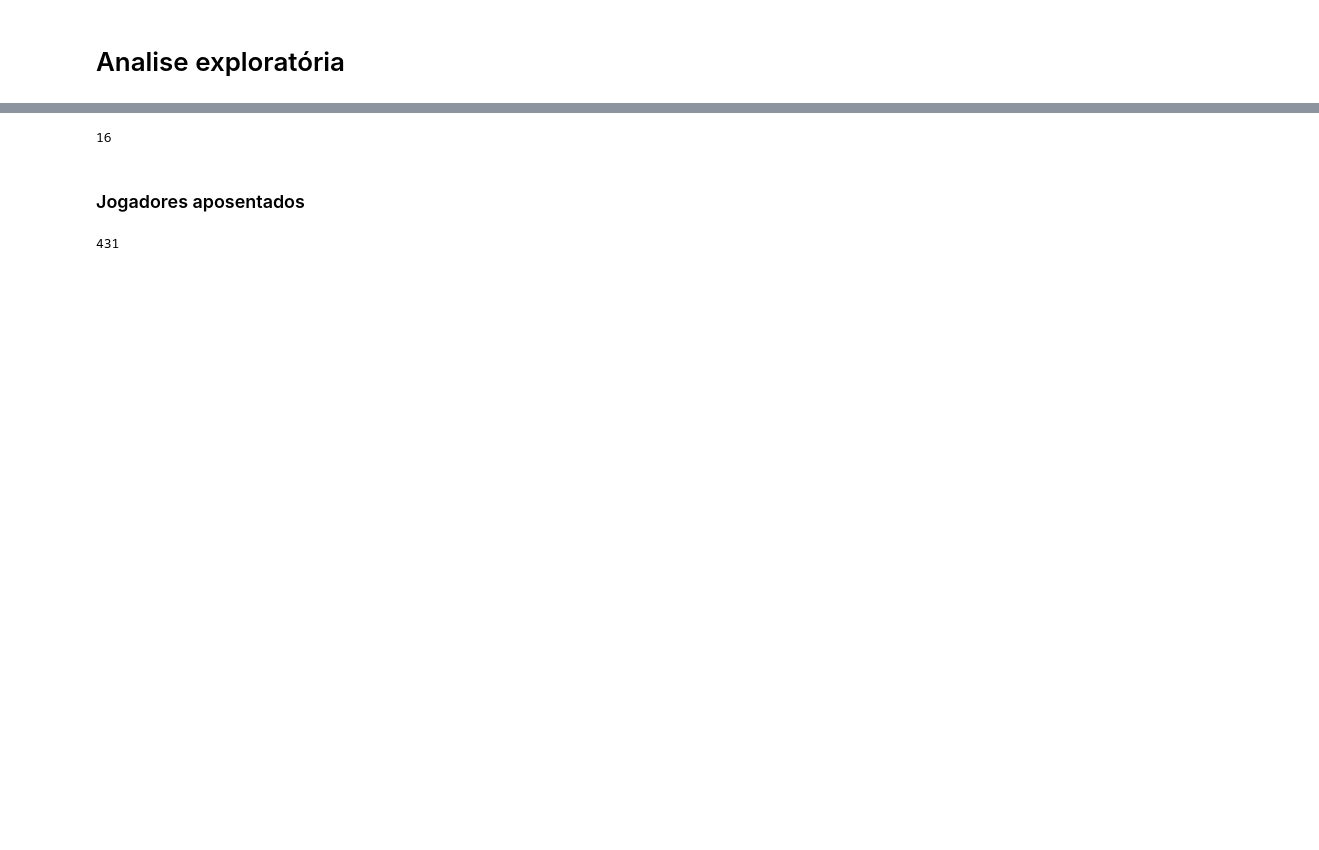
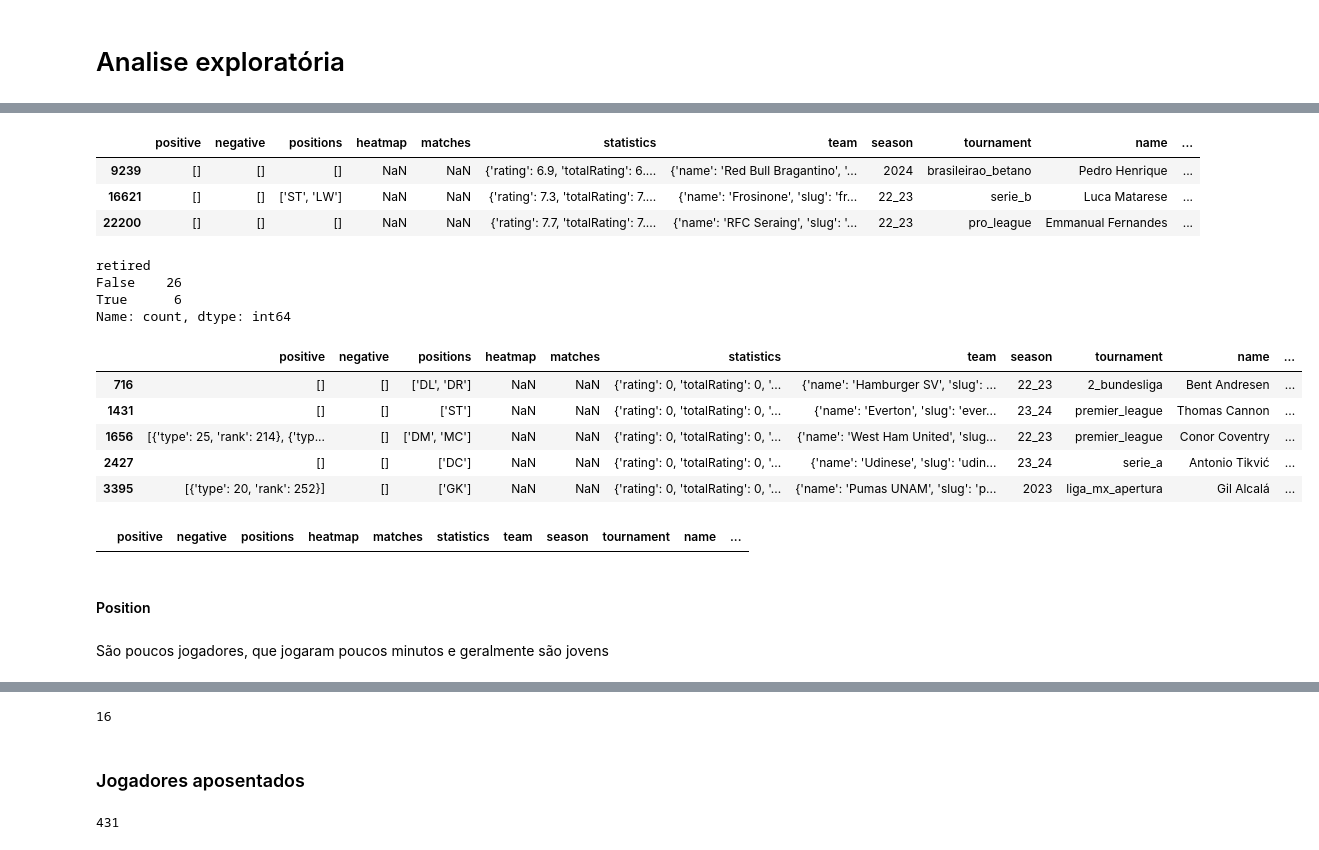
Before and after one commit to Yaak3/TCC2, a Jupyter notebook: Notebooks/analizys.ipynb, the cells around one changed output, grey strips where cells are left out. Drawn from its saved outputs; the diff is of its cells as text; code cells hidden in the pictures; blank space fills up the shorter version.

```diff
--- a/Notebooks/analizys.ipynb
+++ b/Notebooks/analizys.ipynb
@@ -100,0 +193,31 @@ df.head()
+# %%
+df[(df['heatmap'].isnull()) & (df['minutesPlayed'] == 90)]
+# %% [output]
+|  | positive | negative | positions | heatmap | matches | statistics | team | season | tournament | name | ... |
+| 9239 | [] | [] | [] | NaN | NaN | {'rating': 6.9, 'totalRating': 6.... | {'name': 'Red Bull Bragantino', '... | 2024 | brasileirao_betano | Pedro Henrique | ... |
+| 16621 | [] | [] | ['ST', 'LW'] | NaN | NaN | {'rating': 7.3, 'totalRating': 7.... | {'name': 'Frosinone', 'slug': 'fr... | 22_23 | serie_b | Luca Matarese | ... |
+| 22200 | [] | [] | [] | NaN | NaN | {'rating': 7.7, 'totalRating': 7.... | {'name': 'RFC Seraing', 'slug': '... | 22_23 | pro_league | Emmanual Fernandes | ... |
+# %%
+df[df['heatmap'].isnull()]['retired'].value_counts()
+# %% [output]
+retired
+False    26
+True      6
+Name: count, dtype: int64
+# %%
+df[(df['heatmap'].isnull()) & (df['retired'].isna())].head()
+# %% [output]
+|  | positive | negative | positions | heatmap | matches | statistics | team | season | tournament | name | ... |
+| 716 | [] | [] | ['DL', 'DR'] | NaN | NaN | {'rating': 0, 'totalRating': 0, '... | {'name': 'Hamburger SV', 'slug': ... | 22_23 | 2_bundesliga | Bent Andresen | ... |
+| 1431 | [] | [] | ['ST'] | NaN | NaN | {'rating': 0, 'totalRating': 0, '... | {'name': 'Everton', 'slug': 'ever... | 23_24 | premier_league | Thomas Cannon | ... |
+| 1656 | [{'type': 25, 'rank': 214}, {'typ... | [] | ['DM', 'MC'] | NaN | NaN | {'rating': 0, 'totalRating': 0, '... | {'name': 'West Ham United', 'slug... | 22_23 | premier_league | Conor Coventry | ... |
+| 2427 | [] | [] | ['DC'] | NaN | NaN | {'rating': 0, 'totalRating': 0, '... | {'name': 'Udinese', 'slug': 'udin... | 23_24 | serie_a | Antonio Tikvić | ... |
+| 3395 | [{'type': 20, 'rank': 252}] | [] | ['GK'] | NaN | NaN | {'rating': 0, 'totalRating': 0, '... | {'name': 'Pumas UNAM', 'slug': 'p... | 2023 | liga_mx_apertura | Gil Alcalá | ... |
+# %%
+df[(df['heatmap'].isnull()) & (~df['matches'].isnull())].head()
+# %% [output]
+|  | positive | negative | positions | heatmap | matches | statistics | team | season | tournament | name | ... |
+# %% [markdown]
+#### Position
+# %% [markdown]
+São poucos jogadores, que jogaram poucos minutos e geralmente são jovens
```
Also changed, not shown: parts of 27 cells of this notebook.
